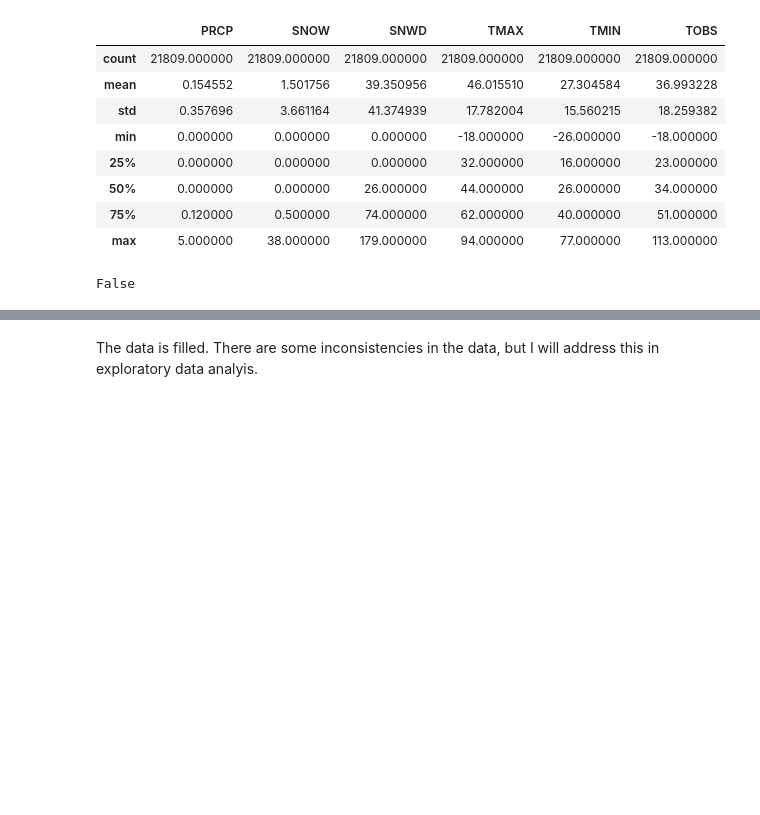
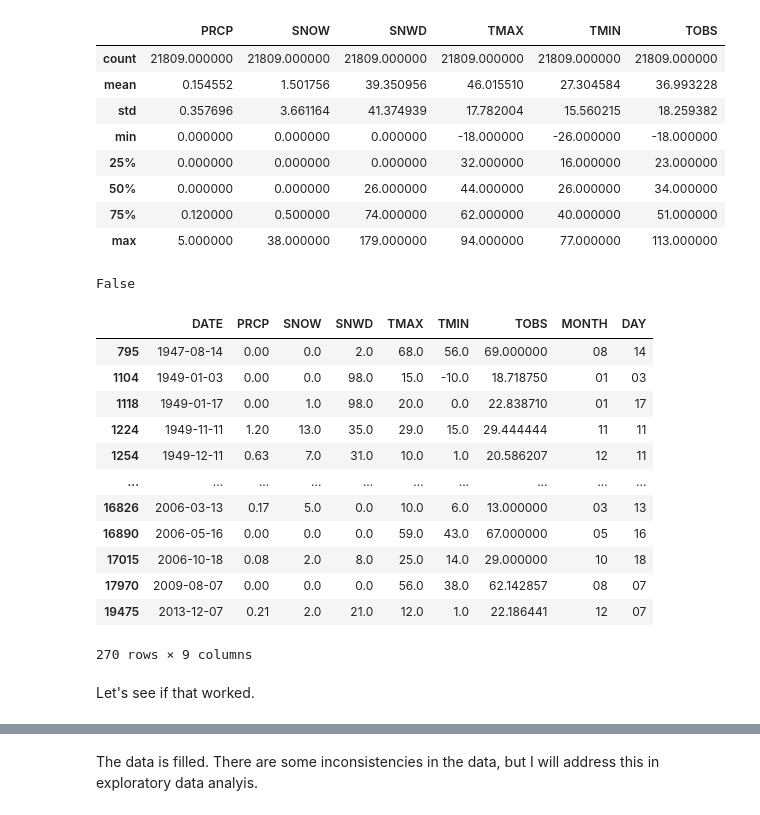
Before and after one commit to sjrekuc/Alta-Snowfall-Modeling, a Jupyter notebook: Capstone1_Data_Wrangling.ipynb, the cells around one changed output, grey strips where cells are left out. Cells and saved outputs as stored; diff of their text form; code cells hidden in the pictures; blank space fills up the shorter version.

```diff
--- a/Capstone1_Data_Wrangling.ipynb
+++ b/Capstone1_Data_Wrangling.ipynb
@@ -321,3 +323,20 @@ alta.describe()
 alta.duplicated("DATE").any()
 # %% [output]
 False
+# %%
+# let's see if there are any situations where the observed temperature is higher than the max temperature
+alta[alta['TOBS'] > alta['TMAX']]
+# %% [output]
+|  | DATE | PRCP | SNOW | SNWD | TMAX | TMIN | TOBS | MONTH | DAY |
+| 795 | 1947-08-14 | 0.00 | 0.0 | 2.0 | 68.0 | 56.0 | 69.000000 | 08 | 14 |
+| 1104 | 1949-01-03 | 0.00 | 0.0 | 98.0 | 15.0 | -10.0 | 18.718750 | 01 | 03 |
+| 1118 | 1949-01-17 | 0.00 | 1.0 | 98.0 | 20.0 | 0.0 | 22.838710 | 01 | 17 |
+| 1224 | 1949-11-11 | 1.20 | 13.0 | 35.0 | 29.0 | 15.0 | 29.444444 | 11 | 11 |
+| 1254 | 1949-12-11 | 0.63 | 7.0 | 31.0 | 10.0 | 1.0 | 20.586207 | 12 | 11 |
+| ... | ... | ... | ... | ... | ... | ... | ... | ... | ... |
+| 16826 | 2006-03-13 | 0.17 | 5.0 | 0.0 | 10.0 | 6.0 | 13.000000 | 03 | 13 |
+| 16890 | 2006-05-16 | 0.00 | 0.0 | 0.0 | 59.0 | 43.0 | 67.000000 | 05 | 16 |
+| 17015 | 2006-10-18 | 0.08 | 2.0 | 8.0 | 25.0 | 14.0 | 29.000000 | 10 | 18 |
+| 17970 | 2009-08-07 | 0.00 | 0.0 | 0.0 | 56.0 | 38.0 | 62.142857 | 08 | 07 |
+| 19475 | 2013-12-07 | 0.21 | 2.0 | 21.0 | 12.0 | 1.0 | 22.186441 | 12 | 07 |
+270 rows × 9 columns
@@ -323,0 +348,2 @@ False
+# %% [markdown]
+Let's see if that worked.
```
Also changed, not shown: parts of 60 cells of this notebook, 2 other files.
